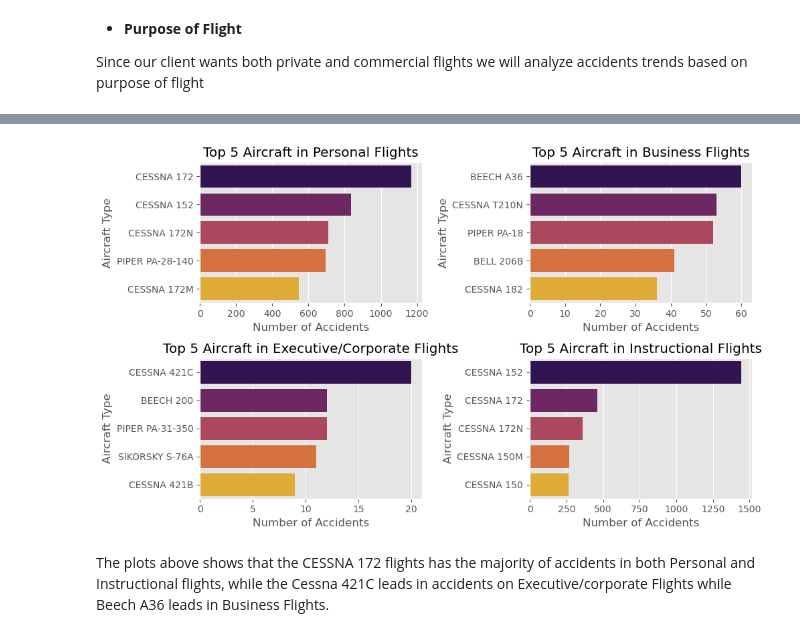
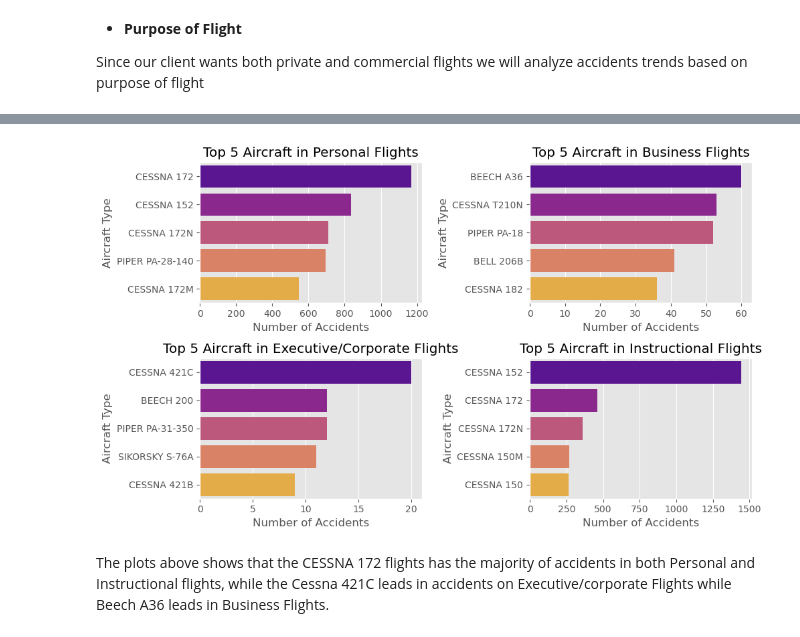
Before and after one commit to sharonkipruto-code/Phase-1-project, a Jupyter notebook: data EDA.ipynb, the cells around one changed output, grey strips where cells are left out. Saved outputs shown, nothing was run; the diff lists cells and outputs as text; code cells hidden in the pictures.

```diff
--- a/data EDA.ipynb
+++ b/data EDA.ipynb
@@ -715,35 +716,35 @@ group_relevant = (
     .reset_index(name='Count')
 )
 
 # Get top 5 aircraft per purpose
 top5_per_purpose = (
     group_relevant.groupby('Purpose_Of_Flight', group_keys=False)
     .apply(lambda x: x.nlargest(5, 'Count'))
 )
 
 # Plotting 2 rows * 2 columns of subplots
 fig, axes = plt.subplots(2, 2, figsize=(10, 6))
 axes = axes.flatten()
 
 for i, purpose in enumerate(relevant_purpose):
     data = top5_per_purpose[top5_per_purpose['Purpose_Of_Flight'] == purpose]
 
     if data.empty:
         axes[i].text(0.5, 0.5, "No data available", ha='center', va='center')
         axes[i].set_title(f"{purpose.title()} flights")
         axes[i].set_axis_off()
         continue
 
-    sns.barplot(x='Count', y='Aircraft_Type', data=data, ax=axes[i], palette='inferno')
+    sns.barplot(x='Count', y='Aircraft_Type', data=data, ax=axes[i], palette='plasma')
     axes[i].set_title(f"Top 5 Aircraft in {purpose.title()} Flights")
     axes[i].set_xlabel('Number of Accidents')
     axes[i].set_ylabel('Aircraft Type')
 
 plt.tight_layout()
 plt.savefig('Images/Aircraft&Purpose_trends.png')
 plt.show()
 # %% [output]
-[figure, old version]
+[figure, new version]
 # %% [markdown]
 The plots above shows that the CESSNA 172 flights has the majority of accidents in both Personal and Instructional flights, while the Cessna 421C leads in accidents on Executive/corporate Flights while Beech A36 leads in Business Flights.
 # %% [markdown]
```
Also changed, not shown: parts of 2 cells of this notebook, 3 other files.
